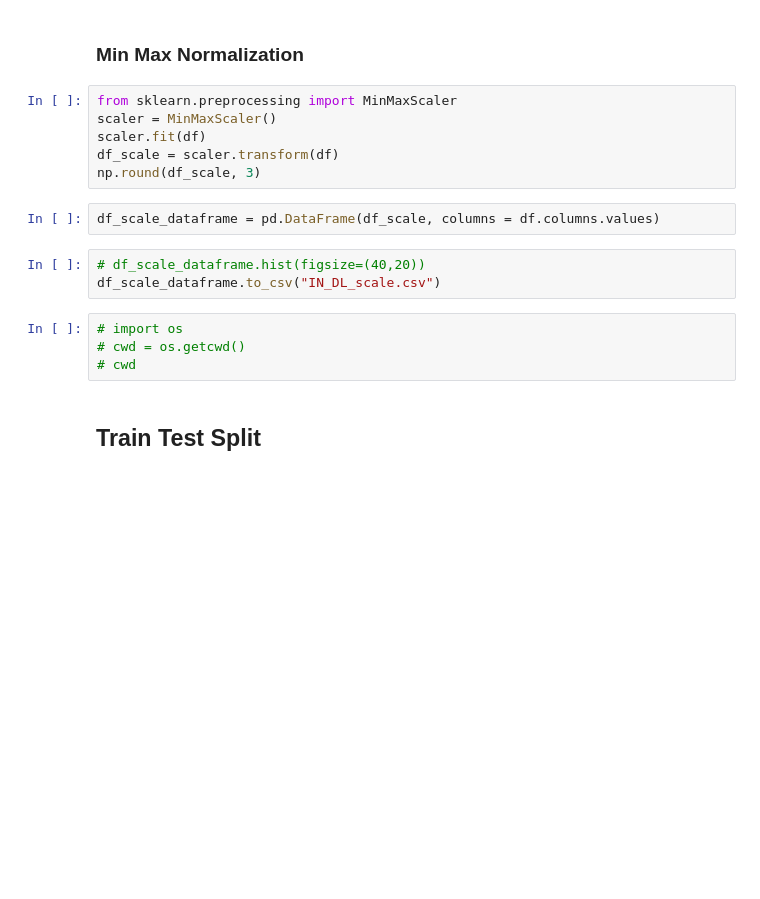
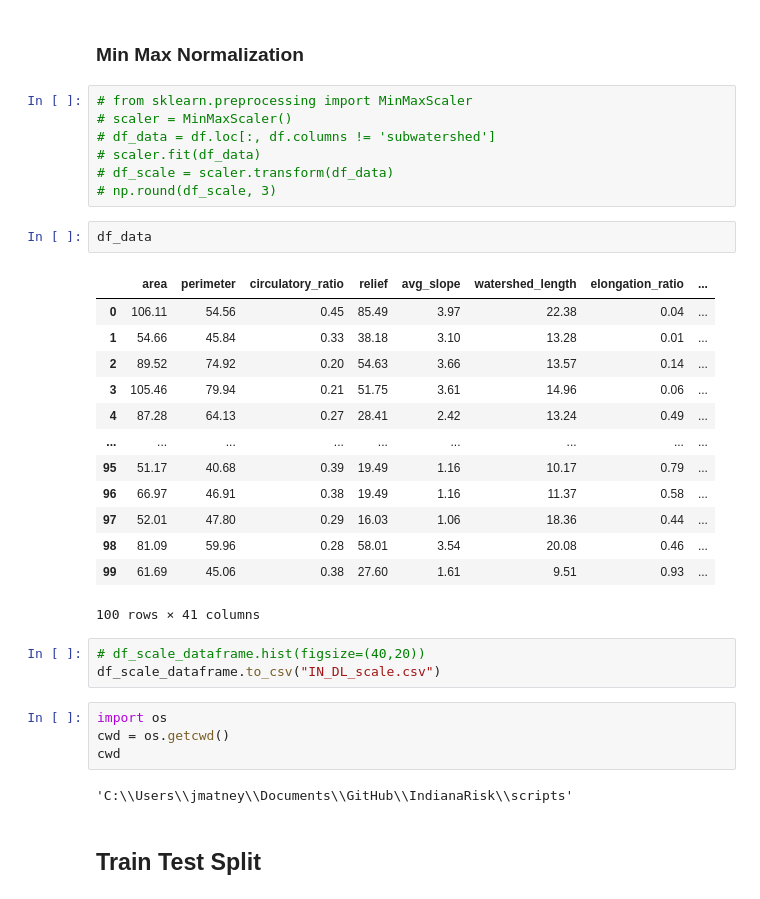
Before and after one commit to jasonMatney/IndianaRisk, a Jupyter notebook: scripts/Indiana Flood Risk - Deep Learning.ipynb, the cells around one changed output. Cells and saved outputs as stored; diff of their text form; blank space fills up the shorter version.

```diff
--- a/scripts/Indiana Flood Risk - Deep Learning.ipynb
+++ b/scripts/Indiana Flood Risk - Deep Learning.ipynb
@@ -176,19 +205,36 @@ print('Selected features: {}'.format(name_features))
 # %% [markdown]
 ### Min Max Normalization
 # %%
-from sklearn.preprocessing import MinMaxScaler
-scaler = MinMaxScaler()
-scaler.fit(df)
-df_scale = scaler.transform(df)
-np.round(df_scale, 3)
+# from sklearn.preprocessing import MinMaxScaler
+# scaler = MinMaxScaler()
+# df_data = df.loc[:, df.columns != 'subwatershed']
+# scaler.fit(df_data)
+# df_scale = scaler.transform(df_data)
+# np.round(df_scale, 3)
-# %%
-df_scale_dataframe = pd.DataFrame(df_scale, columns = df.columns.values)
+# %%
+df_data
+# %% [output]
+|  | area | perimeter | circulatory_ratio | relief | avg_slope | watershed_length | elongation_ratio | ... |
+| 0 | 106.11 | 54.56 | 0.45 | 85.49 | 3.97 | 22.38 | 0.04 | ... |
+| 1 | 54.66 | 45.84 | 0.33 | 38.18 | 3.10 | 13.28 | 0.01 | ... |
+| 2 | 89.52 | 74.92 | 0.20 | 54.63 | 3.66 | 13.57 | 0.14 | ... |
+| 3 | 105.46 | 79.94 | 0.21 | 51.75 | 3.61 | 14.96 | 0.06 | ... |
+| 4 | 87.28 | 64.13 | 0.27 | 28.41 | 2.42 | 13.24 | 0.49 | ... |
+| ... | ... | ... | ... | ... | ... | ... | ... | ... |
+| 95 | 51.17 | 40.68 | 0.39 | 19.49 | 1.16 | 10.17 | 0.79 | ... |
+| 96 | 66.97 | 46.91 | 0.38 | 19.49 | 1.16 | 11.37 | 0.58 | ... |
+| 97 | 52.01 | 47.80 | 0.29 | 16.03 | 1.06 | 18.36 | 0.44 | ... |
+| 98 | 81.09 | 59.96 | 0.28 | 58.01 | 3.54 | 20.08 | 0.46 | ... |
+| 99 | 61.69 | 45.06 | 0.38 | 27.60 | 1.61 | 9.51 | 0.93 | ... |
+100 rows × 41 columns
 # %%
 # df_scale_dataframe.hist(figsize=(40,20))
 df_scale_dataframe.to_csv("IN_DL_scale.csv")
 # %%
-# import os
-# cwd = os.getcwd()
-# cwd
+import os
+cwd = os.getcwd()
+cwd
+# %% [output]
+'C:\\Users\\jmatney\\Documents\\GitHub\\IndianaRisk\\scripts'
 # %% [markdown]
 ## Train Test Split
```
Also changed, not shown: parts of 43 cells of this notebook, 2 other files.
